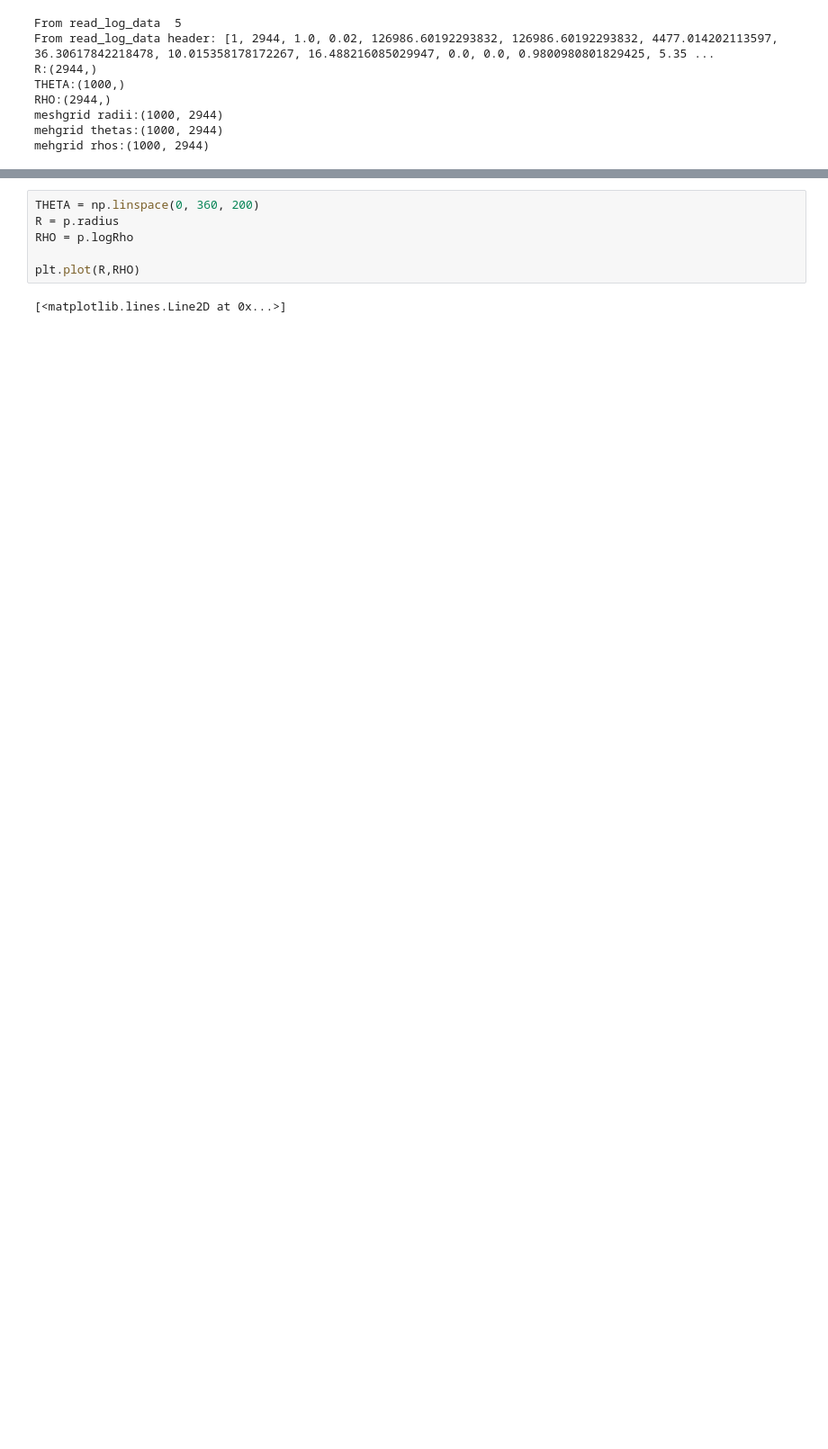
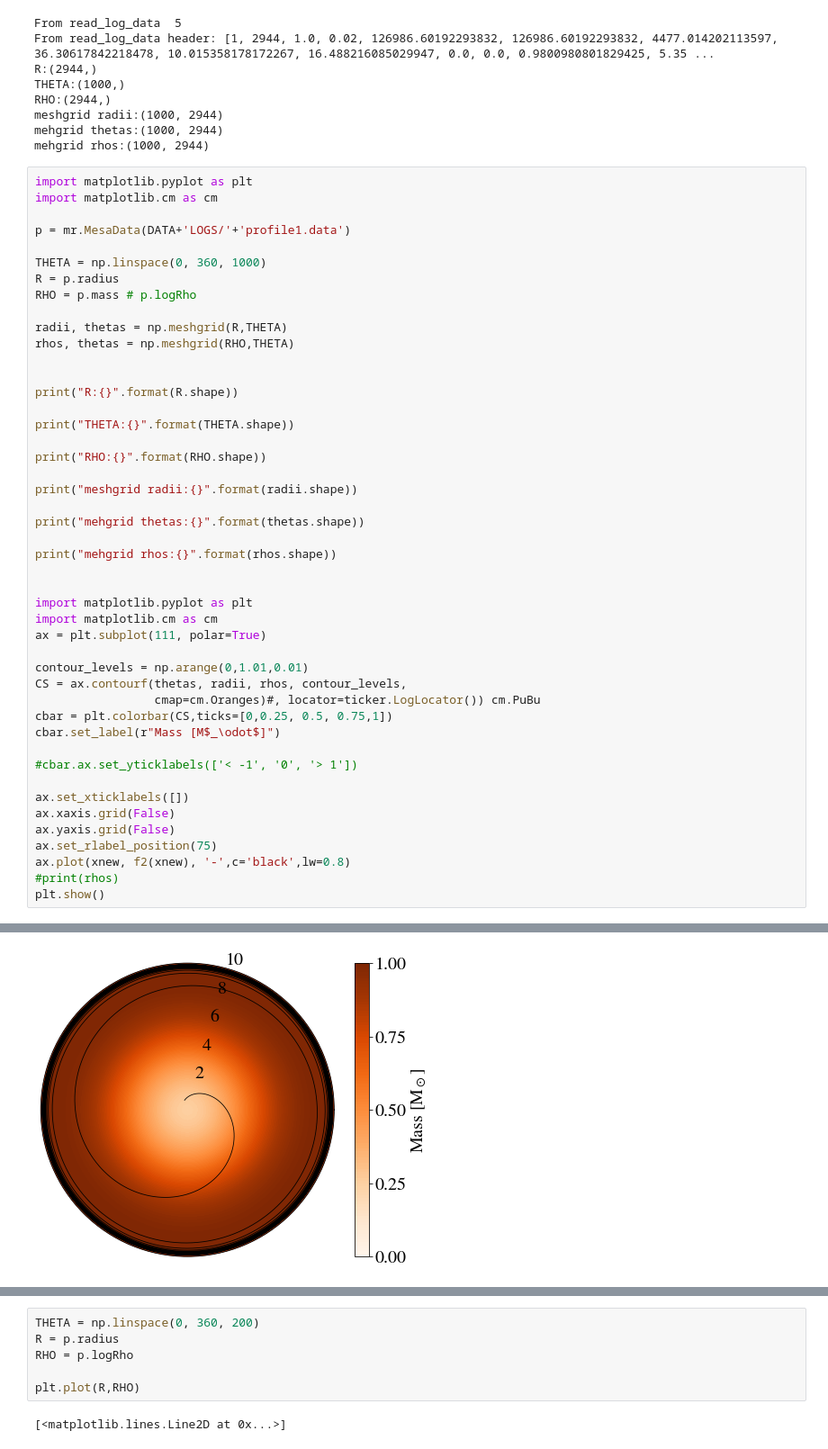
Before and after one commit to matteocantiello/planetaryengulfments, a Jupyter notebook: Dropbox (Personal)/work/engulfment/15140/engulfment.ipynb, the cells around one changed output, grey strips where cells are left out. Shown at 90% size. Cells and saved outputs as stored; diff of their text form; blank space fills up the shorter version.

```diff
--- a/Dropbox (Personal)/work/engulfment/15140/engulfment.ipynb
+++ b/Dropbox (Personal)/work/engulfment/15140/engulfment.ipynb
@@ -536,3 +536,50 @@ RHO:(2944,)
 meshgrid radii:(1000, 2944)
 mehgrid thetas:(1000, 2944)
 mehgrid rhos:(1000, 2944)
+# %%
+import matplotlib.pyplot as plt
+import matplotlib.cm as cm
+
+p = mr.MesaData(DATA+'LOGS/'+'profile1.data')
+
+THETA = np.linspace(0, 360, 1000)
+R = p.radius
+RHO = p.mass # p.logRho
+
+radii, thetas = np.meshgrid(R,THETA)
+rhos, thetas = np.meshgrid(RHO,THETA)
+
+
+print("R:{}".format(R.shape))
+
+print("THETA:{}".format(THETA.shape))
+
+print("RHO:{}".format(RHO.shape))
+
+print("meshgrid radii:{}".format(radii.shape))
+
+print("mehgrid thetas:{}".format(thetas.shape))
+
+print("mehgrid rhos:{}".format(rhos.shape))
+
+
+import matplotlib.pyplot as plt
+import matplotlib.cm as cm
+ax = plt.subplot(111, polar=True)
+
+contour_levels = np.arange(0,1.01,0.01)
+CS = ax.contourf(thetas, radii, rhos, contour_levels,
+                 cmap=cm.Oranges)#, locator=ticker.LogLocator()) cm.PuBu
+cbar = plt.colorbar(CS,ticks=[0,0.25, 0.5, 0.75,1])
+cbar.set_label(r"Mass [M$_\odot$]")
+
+#cbar.ax.set_yticklabels(['< -1', '0', '> 1'])
+
+ax.set_xticklabels([])
+ax.xaxis.grid(False)
+ax.yaxis.grid(False)
+ax.set_rlabel_position(75)
+ax.plot(xnew, f2(xnew), '-',c='black',lw=0.8)
+#print(rhos)
+plt.show()
+# %% [output]
@@ -539,3 +594,4 @@ mehgrid rhos:(1000, 2944)
+[figure, added]
 # %%
 import matplotlib.pyplot as plt
 import matplotlib.cm as cm
```
Also changed, not shown: parts of 3 cells of this notebook.
